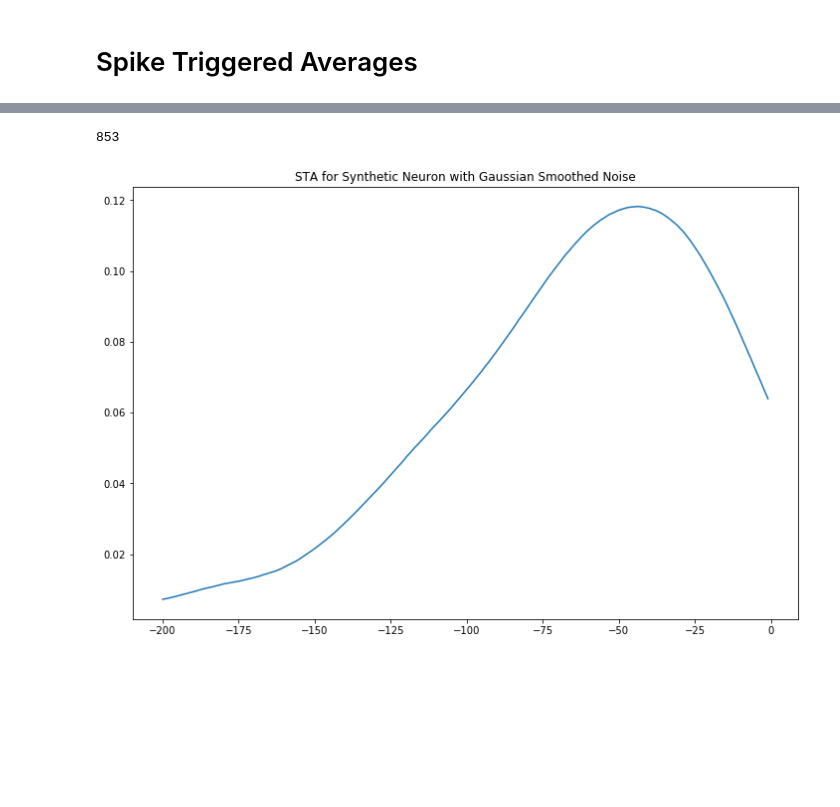
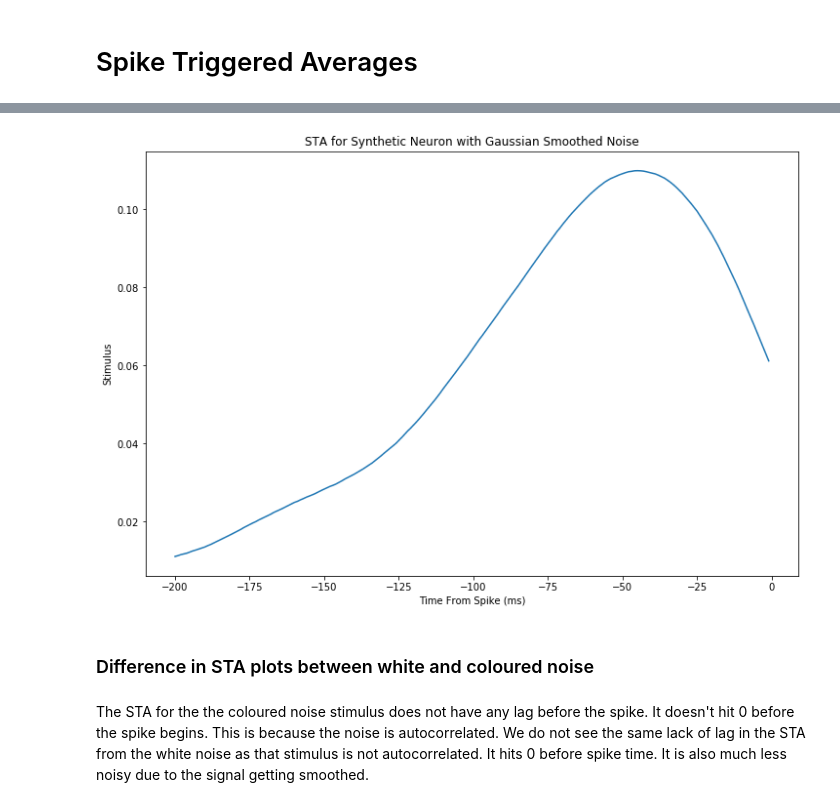
Before and after one commit to leonardz/neurosci, a Jupyter notebook: Neuron Responses - Spike Triggered Averages.ipynb, the cells around one changed output, grey strips where cells are left out. Cells and saved outputs as stored; diff of their text form; code cells hidden in the pictures; blank space fills up the shorter version.

```diff
--- a/Neuron Responses - Spike Triggered Averages.ipynb
+++ b/Neuron Responses - Spike Triggered Averages.ipynb
@@ -99,13 +84,17 @@ plt.show()
 # %%
 spikes = synthetic_neuron(coloured_noise).astype(int)
-print(spikes.sum())
 
 times, sta = get_sta(spikes, coloured_noise, 200, delta_t)
 
 plt.figure(figsize=(12,8))
 plt.plot(times, sta)
 plt.title('STA for Synthetic Neuron with Gaussian Smoothed Noise')
+plt.ylabel('Stimulus')
+plt.xlabel('Time From Spike (ms)')
 plt.show()
 # %% [output]
-853
-[figure, old version]
+[figure, new version]
+# %% [markdown]
+### Difference in STA plots between white and coloured noise
+# %% [markdown]
+The STA for the the coloured noise stimulus does not have any lag before the spike. It doesn't hit 0 before the spike begins. This is because the noise is autocorrelated. We do not see the same lack of lag in the STA from the white noise as that stimulus is not autocorrelated. It hits 0 before spike time. It is also much less noisy due to the signal getting smoothed.
```
Also changed, not shown: parts of 6 cells of this notebook, 1 other file.
